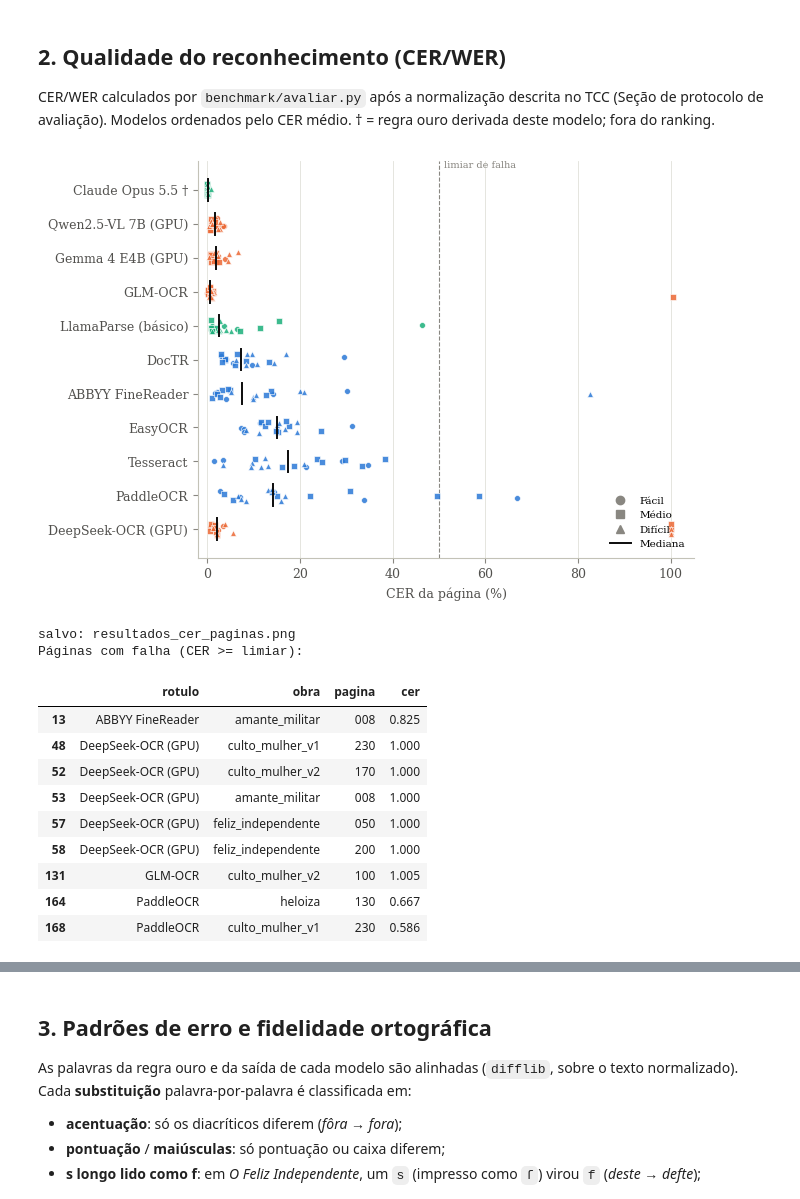
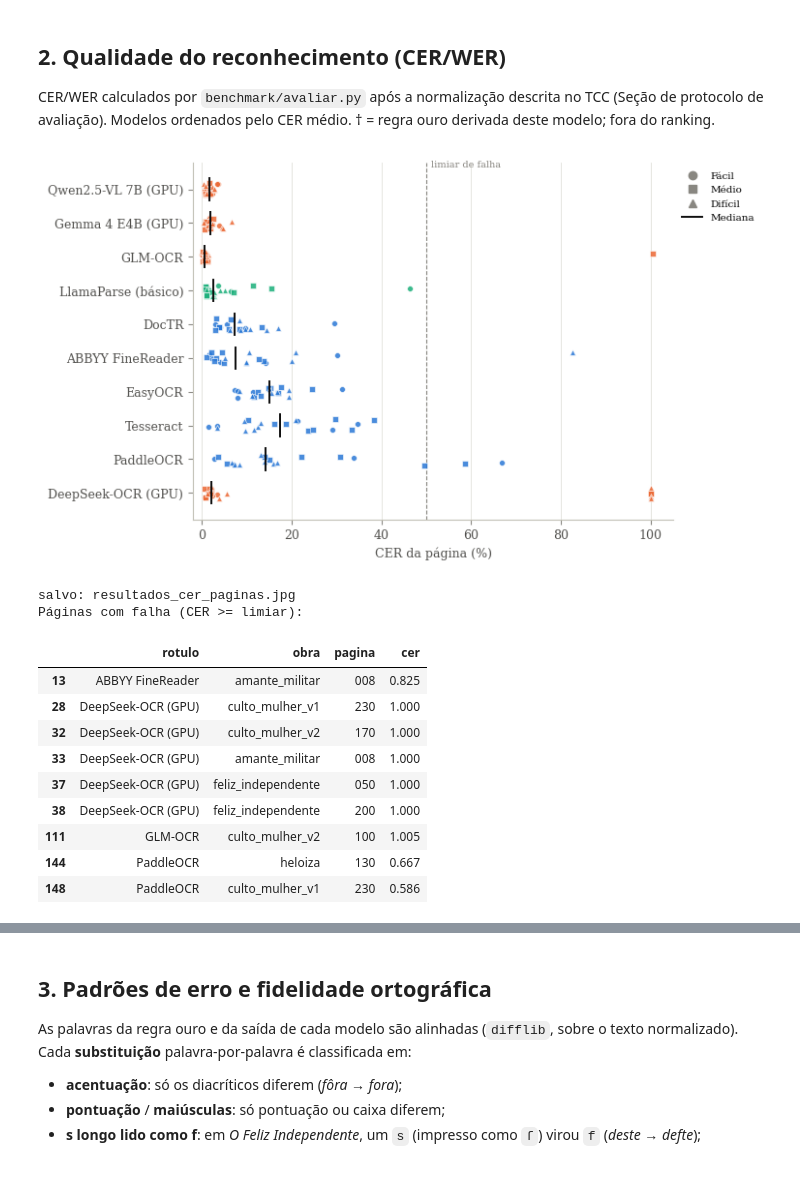
Before and after one commit to Ewaldouhlmann/tcc-ocr-bu-ufsc, a Jupyter notebook: eda/analise_resultados.ipynb, the cells around one changed output, grey strips where cells are left out. Cells and saved outputs as stored; diff of their text form; code cells hidden in the pictures; blank space fills up the shorter version.

Commit message:
feat: avaliação com 10 ferramentas e figuras em JPG

```diff
--- a/eda/analise_resultados.ipynb
+++ b/eda/analise_resultados.ipynb
@@ -53,9 +53,8 @@ MODELOS = {
     "gemma4-e4b": ("Gemma 4 E4B", "VLM local", True),
     "deepseek-ocr": ("DeepSeek-OCR", "VLM local", True),
     "llamaparse-free": ("LlamaParse (básico)", "Serviço via API", False),
-    "claude": ("Claude Opus 5.5", "Serviço via API", False),
 }
-RESSALVA = {"claude"}  # regra ouro derivada da transcrição deste modelo (Cap. 4)
+RESSALVA: set[str] = set()  # modelos apresentados à parte (nenhum)
 DIFICULDADES = ["Fácil", "Médio", "Difícil"]
 MARCADORES = {"Fácil": "o", "Médio": "s", "Difícil": "^"}
 TONS = {"Fácil": "#b5b4ad", "Médio": "#6f6e69", "Difícil": TINTA}
@@ -75,14 +74,15 @@ def nome(m):
 
 
 def salvar(fig, arquivo):
-    # Salva em RGB, sem canal de transparência: com transparência o pdfTeX
-    # precisa recodificar cada PNG, o que deixa a compilação ~2,5x mais lenta
-    # (e estoura o limite de tempo do plano gratuito do Overleaf).
+    # Salva em JPEG (RGB, sem transparência), o formato usado no Overleaf: imagens
+    # com transparência deixam a compilação ~2,5x mais lenta e estouram o limite de
+    # tempo do plano gratuito. Qualidade alta e sem subamostragem de cor, para não
+    # borrar texto e linhas finas dos gráficos.
     from io import BytesIO
     from PIL import Image
     buffer = BytesIO()
     fig.savefig(buffer, format="png", bbox_inches="tight", facecolor="white")
-    Image.open(buffer).convert("RGB").save(FIGURAS / arquivo, optimize=True)
+    Image.open(buffer).convert("RGB").save(FIGURAS / arquivo, quality=95, subsampling=0, optimize=True)
     plt.show()
     print("salvo:", arquivo)
 # %% [markdown]
@@ -282,47 +281,47 @@ avaliação). Modelos ordenados pelo CER médio. † = regra ouro derivada deste
 # %%
 def ordem_cer():
     return por_pagina.groupby("rotulo")["cer"].mean().sort_values().index.tolist()
 
 # 2.1 CER de cada página, por modelo; o traço marca a mediana.
 ordem = ordem_cer()
 fig, ax = plt.subplots(figsize=(6.4, 0.36 * len(ordem) + 1.2))
 rng = np.random.default_rng(0)
 for y, rot in enumerate(ordem):
     d = por_pagina[por_pagina["rotulo"] == rot]
     cor = CORES[d["categoria"].iloc[0]]
     for dif in DIFICULDADES:
         dd = d[d["dificuldade"] == dif]
         ax.scatter(100 * dd["cer"], y + rng.uniform(-0.18, 0.18, len(dd)), s=18, marker=MARCADORES[dif],
                    color=cor, alpha=0.85, edgecolors="white", linewidths=0.5, zorder=3)
     ax.plot([100 * d["cer"].median()] * 2, [y - 0.32, y + 0.32], color=TINTA, linewidth=1.4, zorder=4)
 ax.axvline(100 * LIMIAR_FALHA, color=MUDO, linestyle="--", linewidth=0.8)
 ax.text(100 * LIMIAR_FALHA + 1, -0.6, "limiar de falha", fontsize=7, color=MUDO, va="bottom")
 ax.set_yticks(range(len(ordem)), ordem)
 ax.invert_yaxis()
 ax.set_xlim(-2, 105)
 ax.set_xlabel("CER da página (%)")
 ax.xaxis.grid(True, color=GRADE, linewidth=0.6)
 ax.set_axisbelow(True)
 alcas = [plt.Line2D([], [], marker=MARCADORES[d], linestyle="", color=MUDO, label=d) for d in DIFICULDADES]
 alcas.append(plt.Line2D([], [], color=TINTA, linewidth=1.4, label="Mediana"))
-ax.legend(handles=alcas, loc="lower right", fontsize=7.5)
-salvar(fig, "resultados_cer_paginas.png")
+ax.legend(handles=alcas, loc="upper left", bbox_to_anchor=(1.0, 1.0), fontsize=7.5)
+salvar(fig, "resultados_cer_paginas.jpg")
 print("Páginas com falha (CER >= limiar):")
 por_pagina[por_pagina["cer"] >= LIMIAR_FALHA][["rotulo", "obra", "pagina", "cer"]].round(3)
 # %% [output]
-[figure, old version]
+[figure, new version]
-salvo: resultados_cer_paginas.png
+salvo: resultados_cer_paginas.jpg
 Páginas com falha (CER >= limiar):
 |  | rotulo | obra | pagina | cer |
 | 13 | ABBYY FineReader | amante_militar | 008 | 0.825 |
-| 48 | DeepSeek-OCR (GPU) | culto_mulher_v1 | 230 | 1.000 |
-| 52 | DeepSeek-OCR (GPU) | culto_mulher_v2 | 170 | 1.000 |
-| 53 | DeepSeek-OCR (GPU) | amante_militar | 008 | 1.000 |
-| 57 | DeepSeek-OCR (GPU) | feliz_independente | 050 | 1.000 |
-| 58 | DeepSeek-OCR (GPU) | feliz_independente | 200 | 1.000 |
-| 131 | GLM-OCR | culto_mulher_v2 | 100 | 1.005 |
-| 164 | PaddleOCR | heloiza | 130 | 0.667 |
-| 168 | PaddleOCR | culto_mulher_v1 | 230 | 0.586 |
+| 28 | DeepSeek-OCR (GPU) | culto_mulher_v1 | 230 | 1.000 |
+| 32 | DeepSeek-OCR (GPU) | culto_mulher_v2 | 170 | 1.000 |
+| 33 | DeepSeek-OCR (GPU) | amante_militar | 008 | 1.000 |
+| 37 | DeepSeek-OCR (GPU) | feliz_independente | 050 | 1.000 |
+| 38 | DeepSeek-OCR (GPU) | feliz_independente | 200 | 1.000 |
+| 111 | GLM-OCR | culto_mulher_v2 | 100 | 1.005 |
+| 144 | PaddleOCR | heloiza | 130 | 0.667 |
+| 148 | PaddleOCR | culto_mulher_v1 | 230 | 0.586 |
 # %%
 # 2.2 CER modelo x página, colunas agrupadas por obra.
 ordem = ordem_cer()
```
Also changed, not shown: parts of 11 cells of this notebook, 29 other files.
